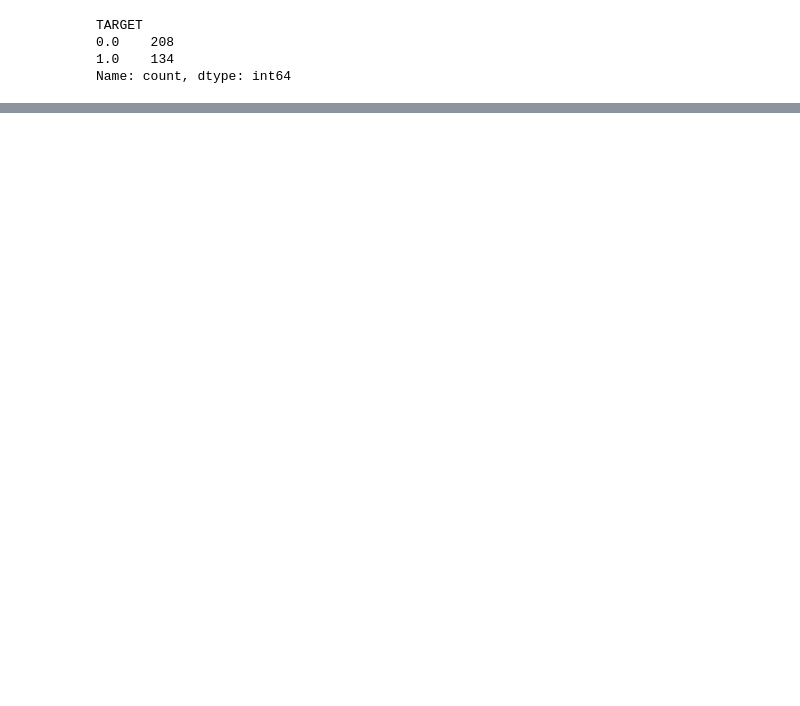
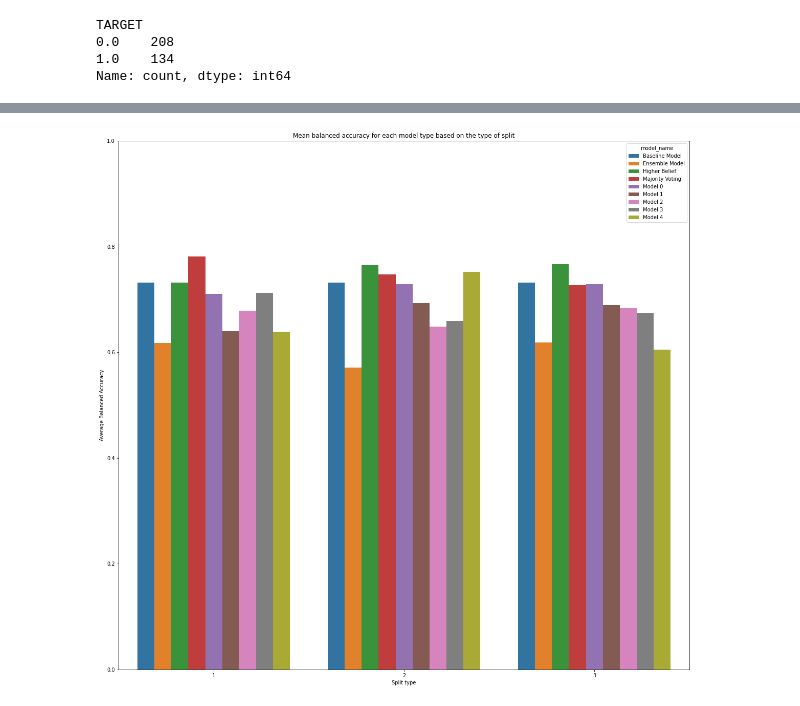
Before and after one commit to PugtgYosuky/FIAD-project, a Jupyter notebook: src/bayes.ipynb, the cells around one changed output, grey strips where cells are left out. Saved outputs shown, nothing was run; the diff lists cells and outputs as text; code cells hidden in the pictures; blank space fills up the shorter version.

```diff
--- a/src/bayes.ipynb
+++ b/src/bayes.ipynb
@@ -297,0 +353,11 @@ F1 Weighted 0.8113293508330084
+# %%
+def append_results(results, model_name, fold, n_estimators, type_split,balanced_accuracy,f1):
+    df = pd.DataFrame(columns=results.columns)
+    df['model_name'] = [model_name]
+    df['fold'] = fold
+    df['num_estimators'] = n_estimators
+    df['type_split'] = type_split
+    df['balanced_accuracy'] = balanced_accuracy
+    df['f1'] = f1
+
+    return pd.concat([results, df])
@@ -327,0 +453,3 @@ model.predict_proba(test)
+# %%
+X, y = load_iris(return_X_y=True, as_frame=True)
+name = 'iris'
@@ -327,0 +458,11 @@ model.predict_proba(test)
+# %%
+results = pd.DataFrame(columns=['model_name', 'fold', 'num_estimators', 'type_split', 'balanced_accuracy', 'f1'])
+# %%
+# MAIN
+kfold = StratifiedKFold(n_splits=5, shuffle=True)
+for fold, (train_indexes, test_indexes) in enumerate(kfold.split(X, y)):
+    print('FOLD ', fold)
+    for type_split in range(1, 3+1):
+        for number_estimators in [3, 5]:
+            print(type_split, number_estimators)
+            results = test_fold(fold, number_estimators, type_split, train_indexes, test_indexes, X, y, results)
@@ -327,0 +511,11 @@ model.predict_proba(test)
+# %%
+df = results.groupby(['model_name', 'type_split']).mean().reset_index()
+plt.figure(figsize=(20, 19))
+sns.barplot(data=df, x='type_split', y='balanced_accuracy', hue='model_name')
+plt.title('Mean balanced accuracy for each model type based on the type of split')
+plt.xlabel('Split type')
+plt.ylim(0, 1)
+plt.ylabel('Average Balanced Accuracy')
+plt.savefig(f'{name}_type_split.png')
+# %% [output]
+[figure, added]
```
Also changed, not shown: parts of 43 cells of this notebook.
